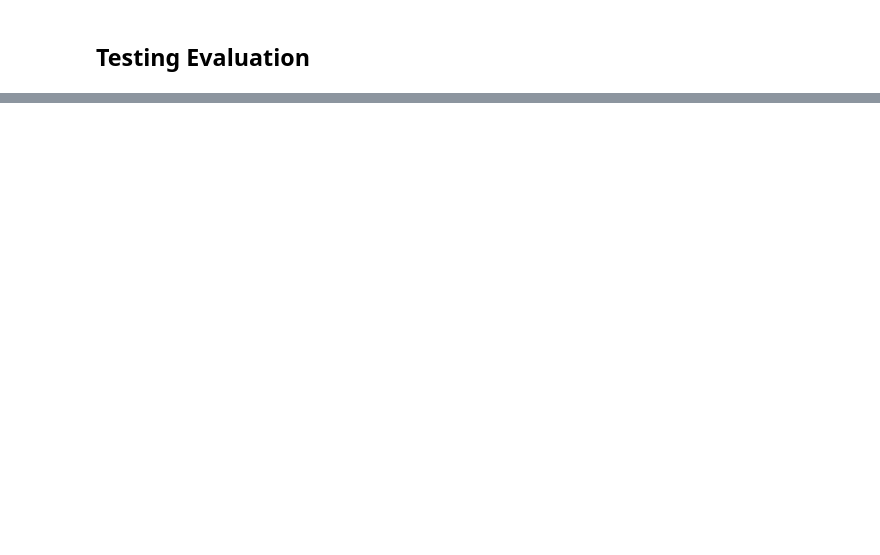
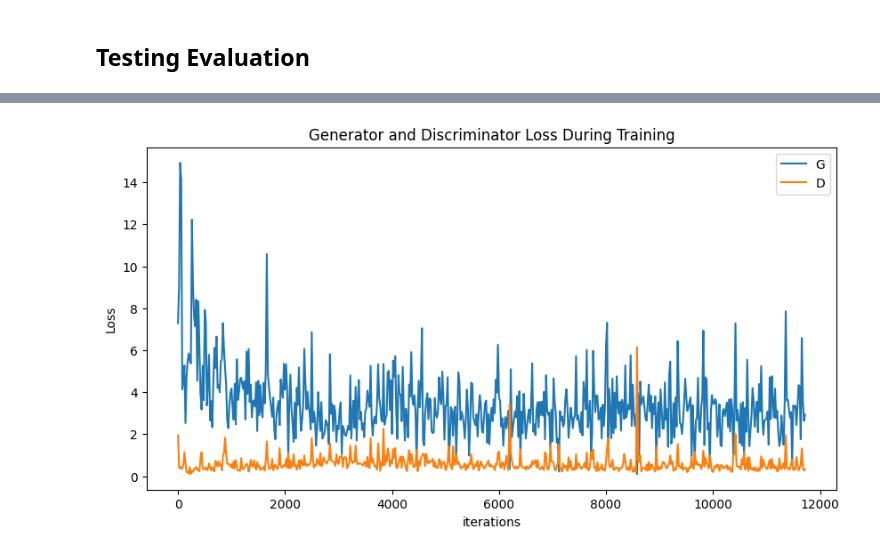
Before and after one commit to nathanbowness/CSI5340Assignments, a Jupyter notebook: Assignment4/Assignment4.ipynb, the cells around one changed output, grey strips where cells are left out. Drawn from its saved outputs; the diff is of its cells as text; code cells hidden in the pictures; blank space fills up the shorter version.

Commit message:
Update Code with a working GAN - CIFAR

```diff
--- a/Assignment4/Assignment4.ipynb
+++ b/Assignment4/Assignment4.ipynb
@@ -40,7 +41,9 @@ testloader_mnist = torch.utils.data.DataLoader(testset_mnist, batch_size=default
 # %%
 # LOAD CIFAR 10
 # Cifar transform to preprocess the data
-transform_cifar = transforms.Compose([transforms.ToTensor()])
+transcform_cifar_norm = transforms.Normalize((0.5,0.5, 0.5),(0.5, 0.5, 0.5)).to(default_device)
+transform_cifar = transforms.Compose([transforms.ToTensor(),
+                                      transcform_cifar_norm])
 
 # Download and load the training data
 trainset_cifar = datasets.CIFAR10('./data/CIFAR10_data/', download=True, train=True, transform=transform_cifar)
@@ -48,7 +51,7 @@ trainloader_cifar = torch.utils.data.DataLoader(trainset_cifar, batch_size=defau
 
 # Download and load the test data
 testset_cifar = datasets.CIFAR10('./data/CIFAR10_data/', download=True, train=False, transform=transform_cifar)
-testloader_cifar = torch.utils.data.DataLoader(testset_cifar, batch_size=20, shuffle=False)
+testloader_cifar = torch.utils.data.DataLoader(testset_cifar, batch_size=default_batch_size, shuffle=False)
 # %% [output]
 Files already downloaded and verified
 Files already downloaded and verified
@@ -279,7 +263,7 @@ input_size = 32 * 32 * 3 # Size of CIFAR images - 3072
 hidden_size = 512 # Hidden size for hidden layer
 latent_size = 512 # Latent size for latent vector
 learning_rate = 0.001 # Learning rate for the optimizer
-num_epochs = 10 # Number of epochs to train for
+num_epochs = 1 # Number of epochs to train for
 
 # Initialize the model
 vae_model_cifar_linear = VAE_linear(input_size, hidden_size, latent_size)
@@ -315,7 +278,7 @@ input_size = 32 * 32 * 3 # Size of CIFAR images - 3072
 hidden_size = 512 # Hidden size for hidden layer ** relationship in the cnn architecture so can't just change this
 latent_size = 512 # Latent size for latent vector -- trial [2, 64, 128]
 learning_rate = 0.001 # Learning rate for the optimizer
-num_epochs = 50 # Number of epochs to train for
+num_epochs = 1 # Number of epochs to train for
 
 # CNN
 
@@ -581,19 +484,0 @@ def train_gan(generator, discriminator, gen_optim, disc_optim, train_loader, cri
-# %%
-# Hyperparameters
-z_dim = 100
-img_channels = 3
-hidden_dim = 64
-lr = 0.0002
-batch_size = 64
-epochs = 3
-
-# Create the generator and discriminator
-generator = DCGenerator(z_dim, img_channels, hidden_dim)
-discriminator = DCDiscriminator(img_channels, hidden_dim)
-
-# Loss and optimizers
-criterion = nn.BCELoss()
-gen_optimizer = optim.Adam(generator.parameters(), lr=lr)
-disc_optimizer = optim.Adam(discriminator.parameters(), lr=lr)
-
-train_gan(generator, discriminator, gen_optimizer, disc_optimizer, trainloader_cifar, criterion, epochs, z_dim, img_channels)
@@ -649,0 +626,13 @@ for real_images, _ in testloader_cifar:
+# %%
+plot_every = 20
+
+plt.figure(figsize=(10,5))
+plt.title("Generator and Discriminator Loss During Training")
+plt.plot(range(0, len(G_losses), plot_every), G_losses[::plot_every],label="G")
+plt.plot(range(0, len(D_losses), plot_every), D_losses[::plot_every],label="D")
+plt.xlabel("iterations")
+plt.ylabel("Loss")
+plt.legend()
+plt.show()
+# %% [output]
+[figure, added]
```
Also changed, not shown: parts of 16 cells of this notebook.
